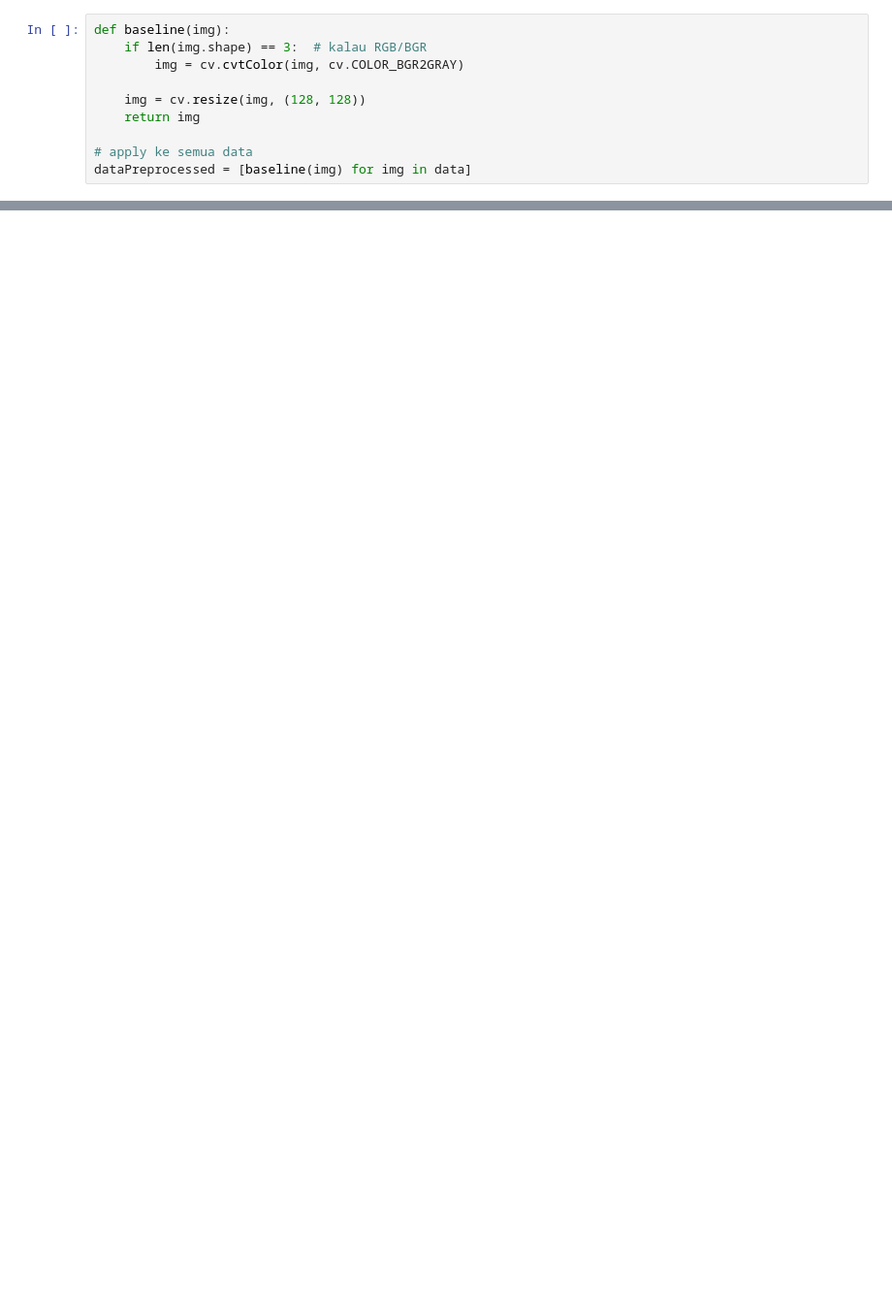
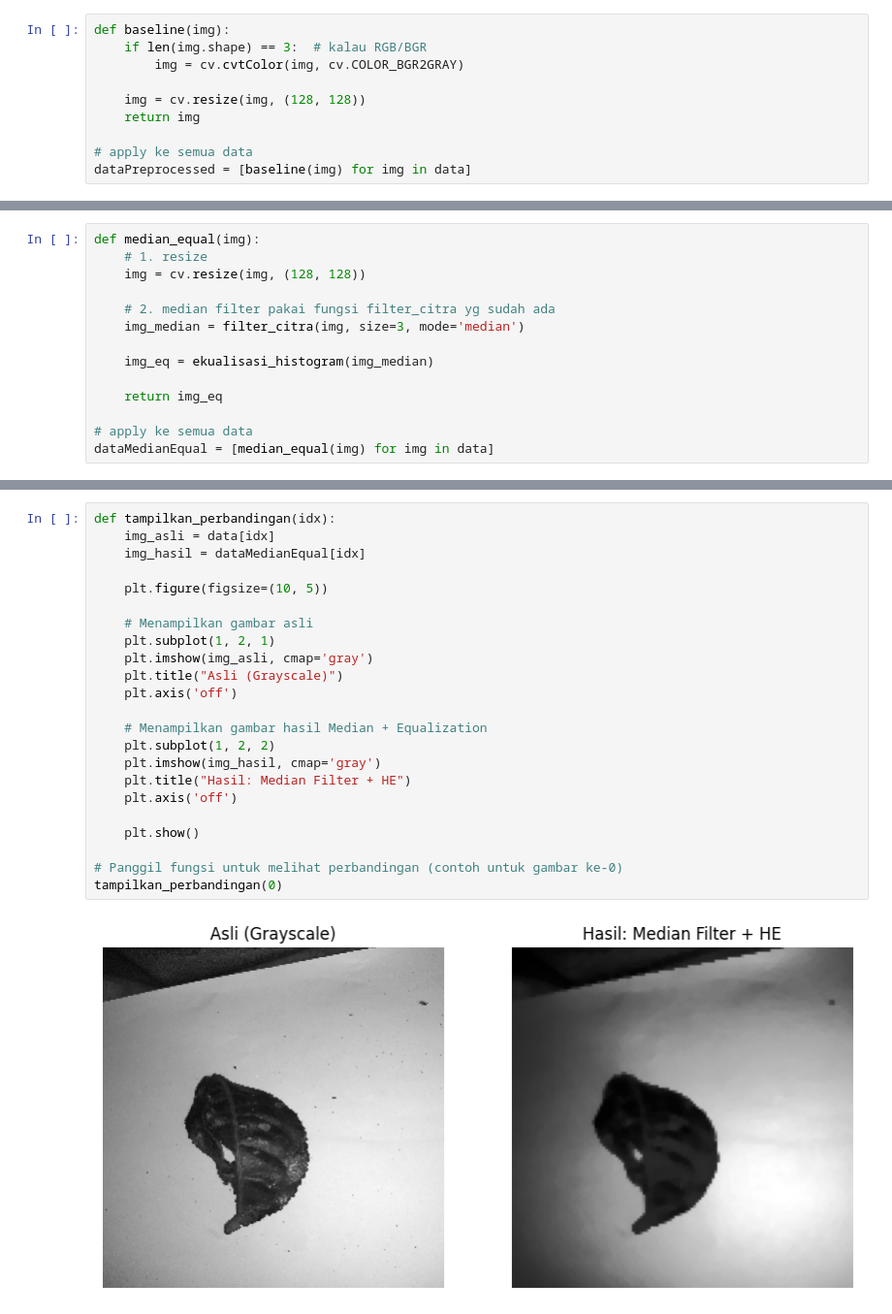
Before and after one commit to mourirenbleu/Project-PCD-Group10-Tea-Sickness-Classification-2026, a Jupyter notebook: Percobaan_2.ipynb, the cells around one changed output, grey strips where cells are left out. Shown at 97% size. Cells and saved outputs as stored; diff of their text form; blank space fills up the shorter version.

```diff
--- a/Percobaan_2.ipynb
+++ b/Percobaan_2.ipynb
@@ -170,0 +317,14 @@ show_sample_images(img_grey, labels, class_names)
+# %%
+def median_equal(img):
+    # 1. resize
+    img = cv.resize(img, (128, 128))
+
+    # 2. median filter pakai fungsi filter_citra yg sudah ada
+    img_median = filter_citra(img, size=3, mode='median')
+
+    img_eq = ekualisasi_histogram(img_median)
+
+    return img_eq
+
+# apply ke semua data
+dataMedianEqual = [median_equal(img) for img in data]
@@ -170,0 +335,25 @@ show_sample_images(img_grey, labels, class_names)
+# %%
+def tampilkan_perbandingan(idx):
+    img_asli = data[idx]
+    img_hasil = dataMedianEqual[idx]
+
+    plt.figure(figsize=(10, 5))
+
+    # Menampilkan gambar asli
+    plt.subplot(1, 2, 1)
+    plt.imshow(img_asli, cmap='gray')
+    plt.title("Asli (Grayscale)")
+    plt.axis('off')
+
+    # Menampilkan gambar hasil Median + Equalization
+    plt.subplot(1, 2, 2)
+    plt.imshow(img_hasil, cmap='gray')
+    plt.title("Hasil: Median Filter + HE")
+    plt.axis('off')
+
+    plt.show()
+
+# Panggil fungsi untuk melihat perbandingan (contoh untuk gambar ke-0)
+tampilkan_perbandingan(0)
+# %% [output]
+[figure, added]
```
Also changed, not shown: parts of 64 cells of this notebook, 1 other file.
